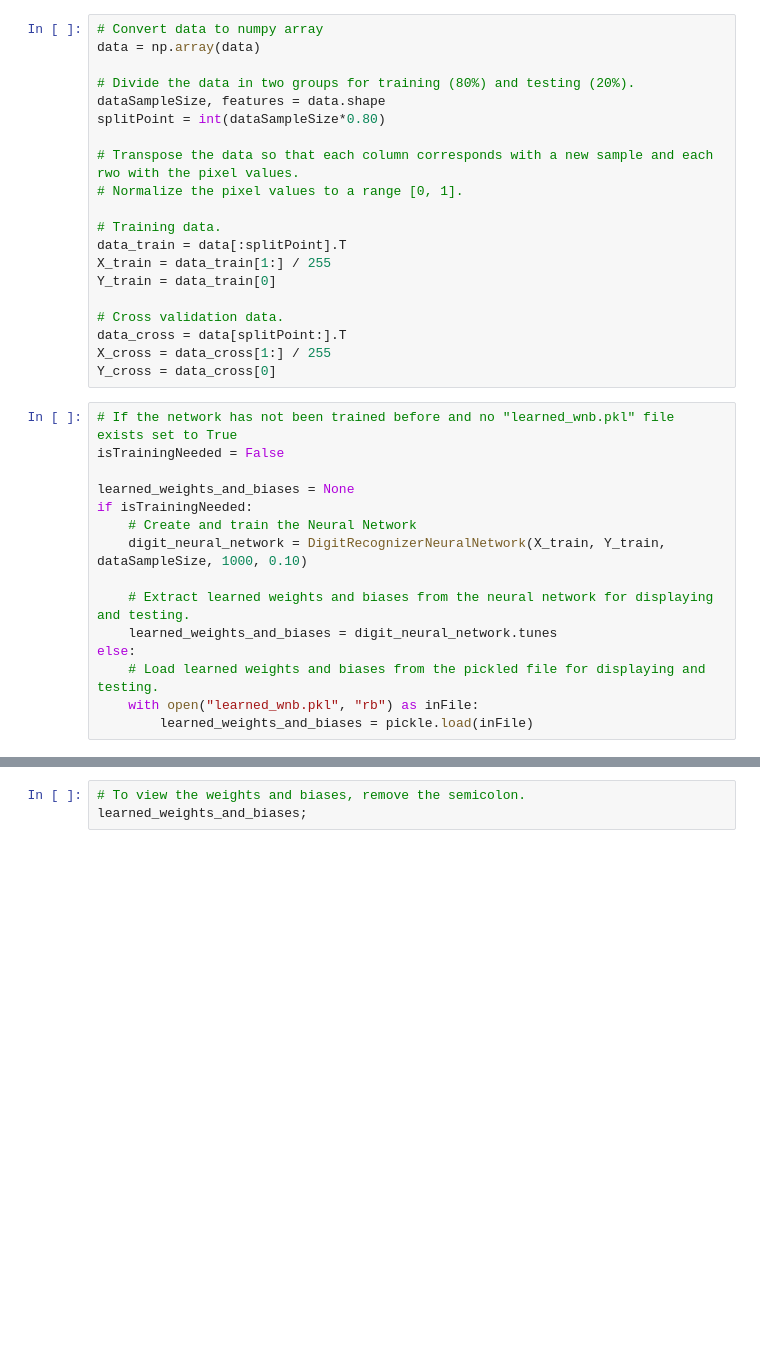
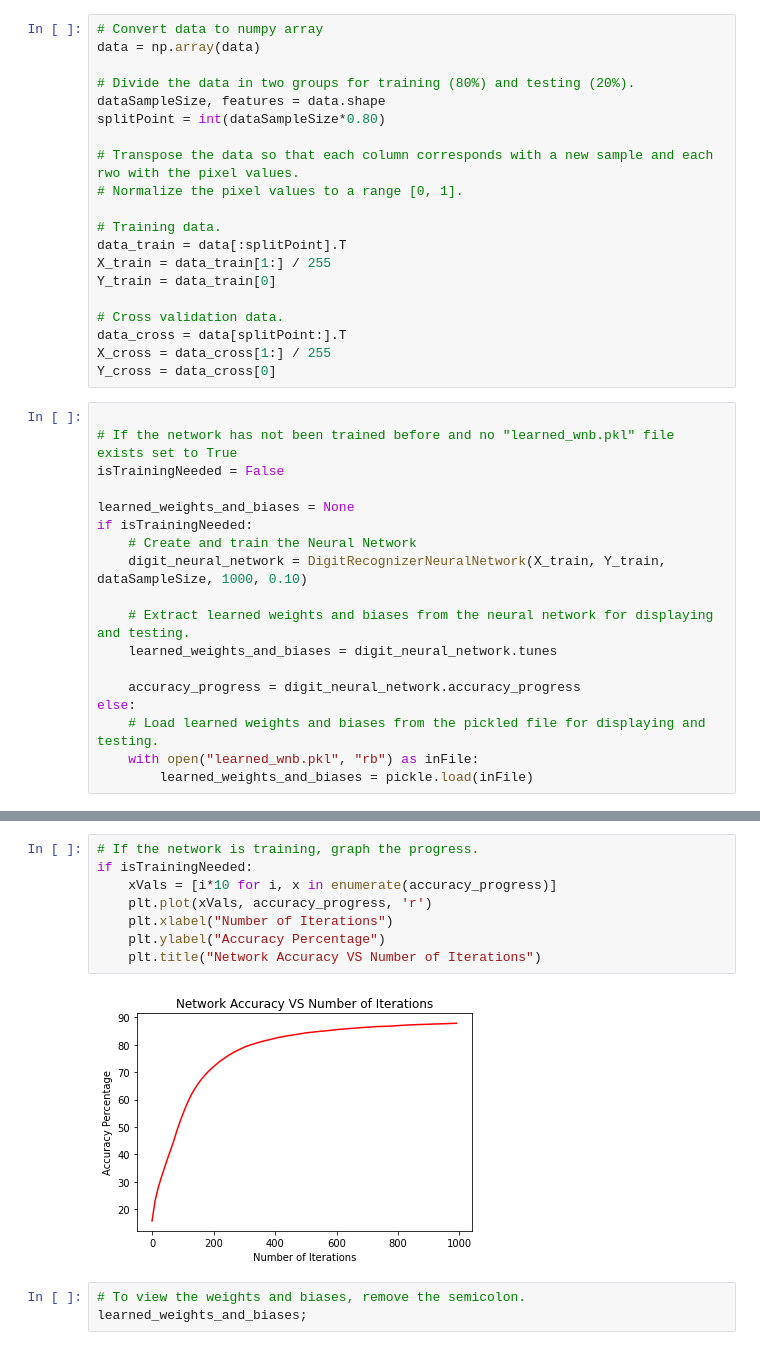
Before and after one commit to Ali13798/CSC535_Group_Fall2021, a Jupyter notebook: Neural_Network.ipynb, the cells around one changed output, grey strips where cells are left out. Drawn from its saved outputs; the diff is of its cells as text; blank space fills up the shorter version.

Commit message:
implemented support forgraphin accuracy vs iteratiosn

```diff
--- a/Neural_Network.ipynb
+++ b/Neural_Network.ipynb
@@ -51,6 +51,7 @@ data_cross = data[splitPoint:].T
 X_cross = data_cross[1:] / 255
 Y_cross = data_cross[0]
 # %%
+
 # If the network has not been trained before and no "learned_wnb.pkl" file exists set to True
 isTrainingNeeded = False
 
@@ -61,6 +62,8 @@ if isTrainingNeeded:
 
     # Extract learned weights and biases from the neural network for displaying and testing.
     learned_weights_and_biases = digit_neural_network.tunes
+
+    accuracy_progress = digit_neural_network.accuracy_progress
 else:
     # Load learned weights and biases from the pickled file for displaying and testing.
     with open("learned_wnb.pkl", "rb") as inFile:
@@ -68,3 +89,13 @@ else:
+# %%
+# If the network is training, graph the progress.
+if isTrainingNeeded:
+    xVals = [i*10 for i, x in enumerate(accuracy_progress)]
+    plt.plot(xVals, accuracy_progress, 'r')
+    plt.xlabel("Number of Iterations")
+    plt.ylabel("Accuracy Percentage")
+    plt.title("Network Accuracy VS Number of Iterations")
+# %% [output]
+[figure, added]
 # %%
 # To view the weights and biases, remove the semicolon.
 learned_weights_and_biases;
```
Also changed, not shown: parts of 6 cells of this notebook, 2 other files.
